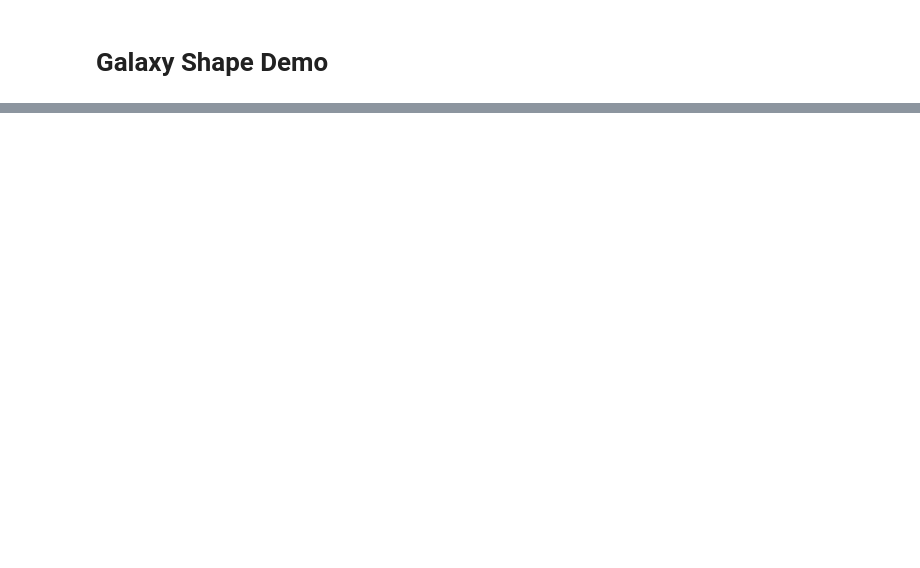
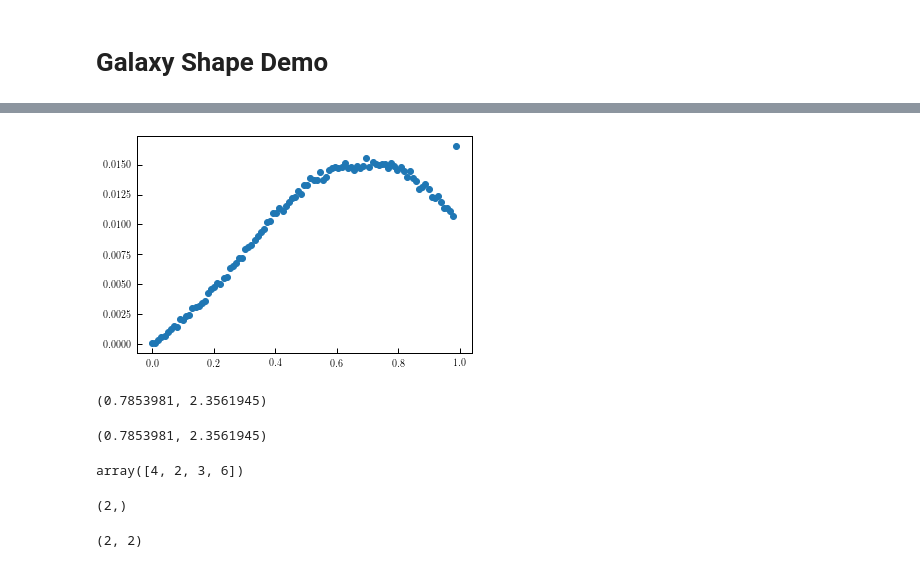
Before and after one commit to duncandc/galaxy_shapes, a Jupyter notebook: shape_models/shape_demo.ipynb, the cells around one changed output, grey strips where cells are left out. Cells and saved outputs as stored; diff of their text form; code cells hidden in the pictures; blank space fills up the shorter version.

```diff
--- a/shape_models/shape_demo.ipynb
+++ b/shape_models/shape_demo.ipynb
@@ -62,0 +118,35 @@ plt.show()
+# %%
+e = np.array(1-mock['galaxy_projected_b_to_a'])
+
+bins = np.linspace(0,1, 100)
+
+counts = np.histogram(e, bins)[0]
+counts = counts/np.sum(counts)
+
+plt.figure()
+plt.plot(bins[:-1], counts, 'o')
+plt.show()
+# %% [output]
+[figure, added]
+# %%
+np.min(mock['galaxy_theta']), np.max(mock['galaxy_theta'])
+# %% [output]
+(0.7853981, 2.3561945)
+# %%
+np.min(mock['galaxy_phi']), np.max(mock['galaxy_phi'])
+# %% [output]
+(0.7853981, 2.3561945)
+# %%
+a = np.array([1, 0])
+b = np.array([[4, 1], [2, 2], [3, 4], [6,7]])
+np.dot(b, a)
+# %% [output]
+array([4, 2, 3, 6])
+# %%
+np.shape(a)
+# %% [output]
+(2,)
+# %%
+np.shape(b)
+# %% [output]
+(2, 2)
```
Also changed, not shown: parts of 14 cells of this notebook, 2 other files.
